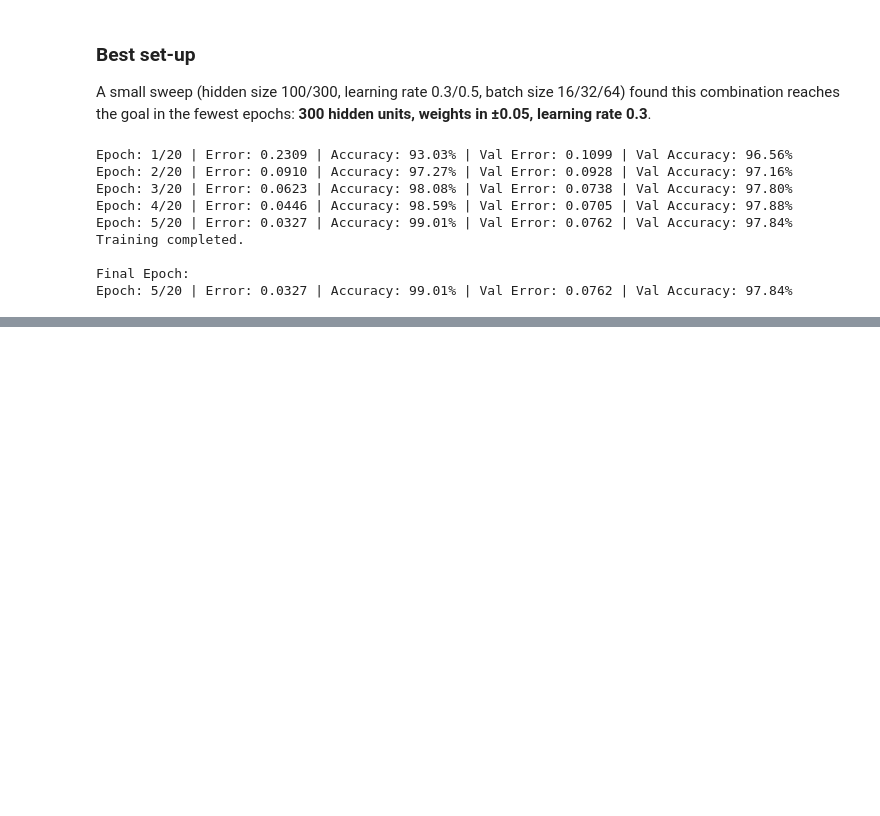
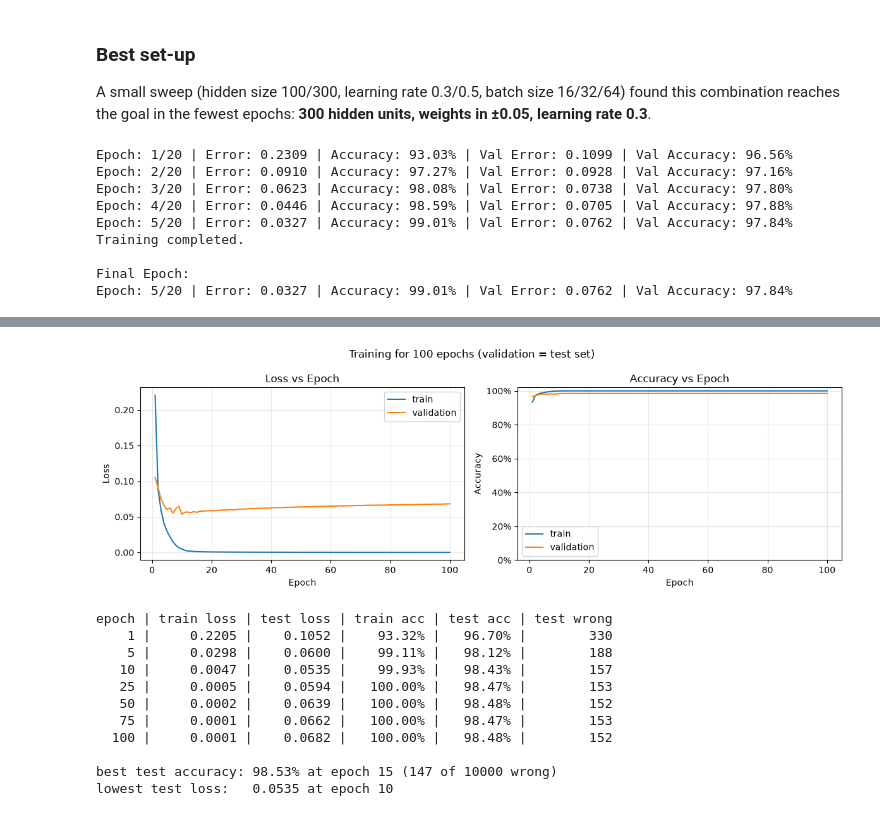
Before and after one commit to kimdong0704/NeuralNetwork_Library_from_Scratch, a Jupyter notebook: lab4/lab4.ipynb, the cells around one changed output, grey strips where cells are left out. Saved outputs shown, nothing was run; the diff lists cells and outputs as text; code cells hidden in the pictures; blank space fills up the shorter version.

```diff
--- a/lab4/lab4.ipynb
+++ b/lab4/lab4.ipynb
@@ -175,0 +438,46 @@ Epoch: 5/20 | Error: 0.0327 | Accuracy: 99.01% | Val Error: 0.0762 | Val Accurac
+# %%
+from visualizer import TrainingVisualizer
+
+LONG_EPOCHS = 100
+BEST_HIDDEN_SIZE = 500
+BEST_LEARNING_RATE = 0.3
+TABLE_EPOCHS = [1, 5, 10, 25, 50, 75, 100, 125, 150, 175, 200]
+
+long_network = build_network(BEST_HIDDEN_SIZE, BEST_WEIGHT_RANGE)
+long_trainer = Trainer(
+    long_network,
+    learning_rate=BEST_LEARNING_RATE,
+    cost=COSTS.CROSS_ENTROPY,
+    max_epochs=LONG_EPOCHS,
+    batch_size=BATCH_SIZE,
+    shuffle=True,
+    report_interval=10,
+    error_threshold=None
+)
+# no target accuracies are passed, so training runs all LONG_EPOCHS epochs
+long_trainer.train(train_inputs, train_targets, test_inputs, test_targets)
+
+TrainingVisualizer().plot(long_trainer, title=f"Training for {LONG_EPOCHS} epochs (validation = test set)")
+
+print(f"{'epoch':>5} | {'train loss':>10} | {'test loss':>9} | {'train acc':>9} | {'test acc':>8} | {'test wrong':>10}")
+# only the listed epochs that were actually trained, so a shorter LONG_EPOCHS still works
+for epoch in [epoch for epoch in TABLE_EPOCHS if epoch <= LONG_EPOCHS]:
+    print(
+        f"{epoch:>5} | "
+        f"{long_trainer.errors_by_epoch[epoch]:>10.4f} | "
+        f"{long_trainer.validation_errors_by_epoch[epoch]:>9.4f} | "
+        f"{long_trainer.accuracy_by_epoch[epoch]:>9.2%} | "
+        f"{long_trainer.validation_accuracy_by_epoch[epoch]:>8.2%} | "
+        f"{misclassified(long_trainer.validation_accuracy_by_epoch[epoch]):>10}"
+    )
+
+test_accuracy = long_trainer.validation_accuracy_by_epoch
+test_loss = long_trainer.validation_errors_by_epoch
+best_test_epoch = max(test_accuracy, key=lambda epoch: test_accuracy[epoch])
+lowest_test_loss_epoch = min(test_loss, key=lambda epoch: test_loss[epoch])
+print(
+    f"\nbest test accuracy: {test_accuracy[best_test_epoch]:.2%} at epoch {best_test_epoch} "
+    f"({misclassified(test_accuracy[best_test_epoch])} of {len(test_targets)} wrong)"
+)
+print(f"lowest test loss:   {test_loss[lowest_test_loss_epoch]:.4f} at epoch {lowest_test_loss_epoch}")
+# %% [output]
@@ -175,0 +498,12 @@ Epoch: 5/20 | Error: 0.0327 | Accuracy: 99.01% | Val Error: 0.0762 | Val Accurac
+[figure, added]
+epoch | train loss | test loss | train acc | test acc | test wrong
+    1 |     0.2205 |    0.1052 |    93.32% |   96.70% |        330
+    5 |     0.0298 |    0.0600 |    99.11% |   98.12% |        188
+   10 |     0.0047 |    0.0535 |    99.93% |   98.43% |        157
+   25 |     0.0005 |    0.0594 |   100.00% |   98.47% |        153
+   50 |     0.0002 |    0.0639 |   100.00% |   98.48% |        152
+   75 |     0.0001 |    0.0662 |   100.00% |   98.47% |        153
+  100 |     0.0001 |    0.0682 |   100.00% |   98.48% |        152
+
+best test accuracy: 98.53% at epoch 15 (147 of 10000 wrong)
+lowest test loss:   0.0535 at epoch 10
```
Also changed, not shown: parts of 23 cells of this notebook, 13 other files.
